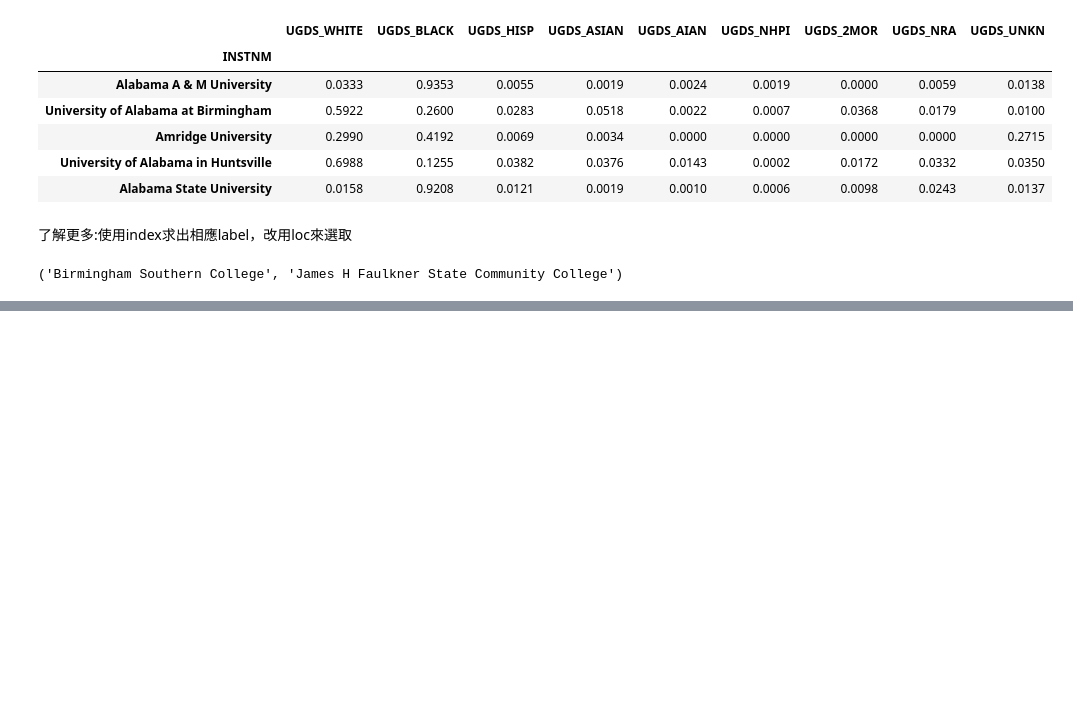
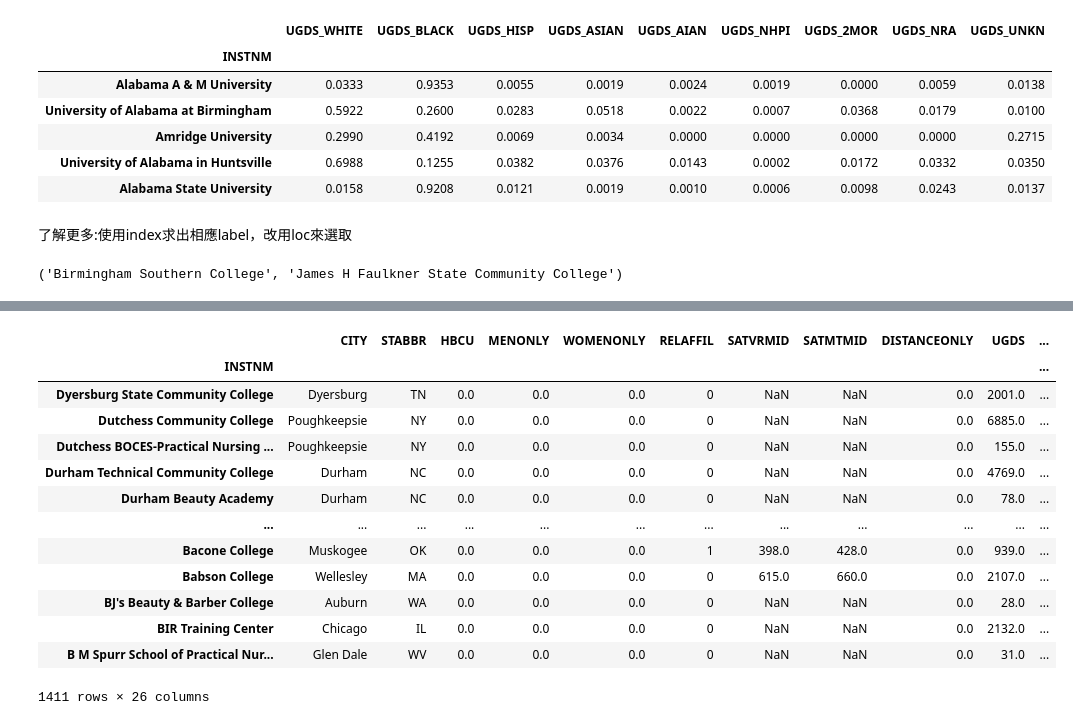
Before and after one commit to akilchen/pandas-, a Jupyter notebook: CH06_選取資料的子集.ipynb, the cells around one changed output, grey strips where cells are left out. Saved outputs shown, nothing was run; the diff lists cells and outputs as text; code cells hidden in the pictures; blank space fills up the shorter version.

```diff
--- a/CH06_選取資料的子集.ipynb
+++ b/CH06_選取資料的子集.ipynb
@@ -468,0 +511,17 @@ college.loc[row_start:row_end,'UGDS_WHITE':'UGDS_UNKN']
+# %%
+college.loc['E':'B'] #不包含Exx,因為Exx在E前面
+# %% [output]
+|  | CITY | STABBR | HBCU | MENONLY | WOMENONLY | RELAFFIL | SATVRMID | SATMTMID | DISTANCEONLY | UGDS | ... |
+| INSTNM |  |  |  |  |  |  |  |  |  |  | ... |
+| Dyersburg State Community College | Dyersburg | TN | 0.0 | 0.0 | 0.0 | 0 | NaN | NaN | 0.0 | 2001.0 | ... |
+| Dutchess Community College | Poughkeepsie | NY | 0.0 | 0.0 | 0.0 | 0 | NaN | NaN | 0.0 | 6885.0 | ... |
+| Dutchess BOCES-Practical Nursing ... | Poughkeepsie | NY | 0.0 | 0.0 | 0.0 | 0 | NaN | NaN | 0.0 | 155.0 | ... |
+| Durham Technical Community College | Durham | NC | 0.0 | 0.0 | 0.0 | 0 | NaN | NaN | 0.0 | 4769.0 | ... |
+| Durham Beauty Academy | Durham | NC | 0.0 | 0.0 | 0.0 | 0 | NaN | NaN | 0.0 | 78.0 | ... |
+| ... | ... | ... | ... | ... | ... | ... | ... | ... | ... | ... | ... |
+| Bacone College | Muskogee | OK | 0.0 | 0.0 | 0.0 | 1 | 398.0 | 428.0 | 0.0 | 939.0 | ... |
+| Babson College | Wellesley | MA | 0.0 | 0.0 | 0.0 | 0 | 615.0 | 660.0 | 0.0 | 2107.0 | ... |
+| BJ's Beauty & Barber College | Auburn | WA | 0.0 | 0.0 | 0.0 | 0 | NaN | NaN | 0.0 | 28.0 | ... |
+| BIR Training Center | Chicago | IL | 0.0 | 0.0 | 0.0 | 0 | NaN | NaN | 0.0 | 2132.0 | ... |
+| B M Spurr School of Practical Nur... | Glen Dale | WV | 0.0 | 0.0 | 0.0 | 0 | NaN | NaN | 0.0 | 31.0 | ... |
+1411 rows × 26 columns
```
Also changed, not shown: parts of 10 cells of this notebook.
